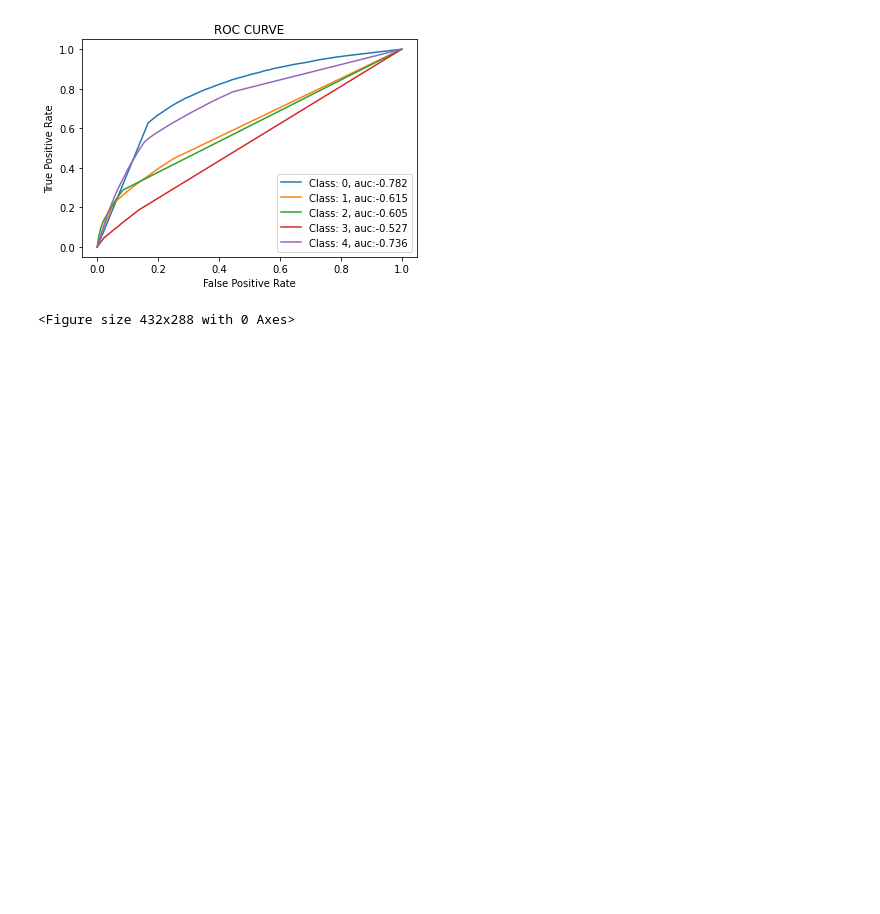
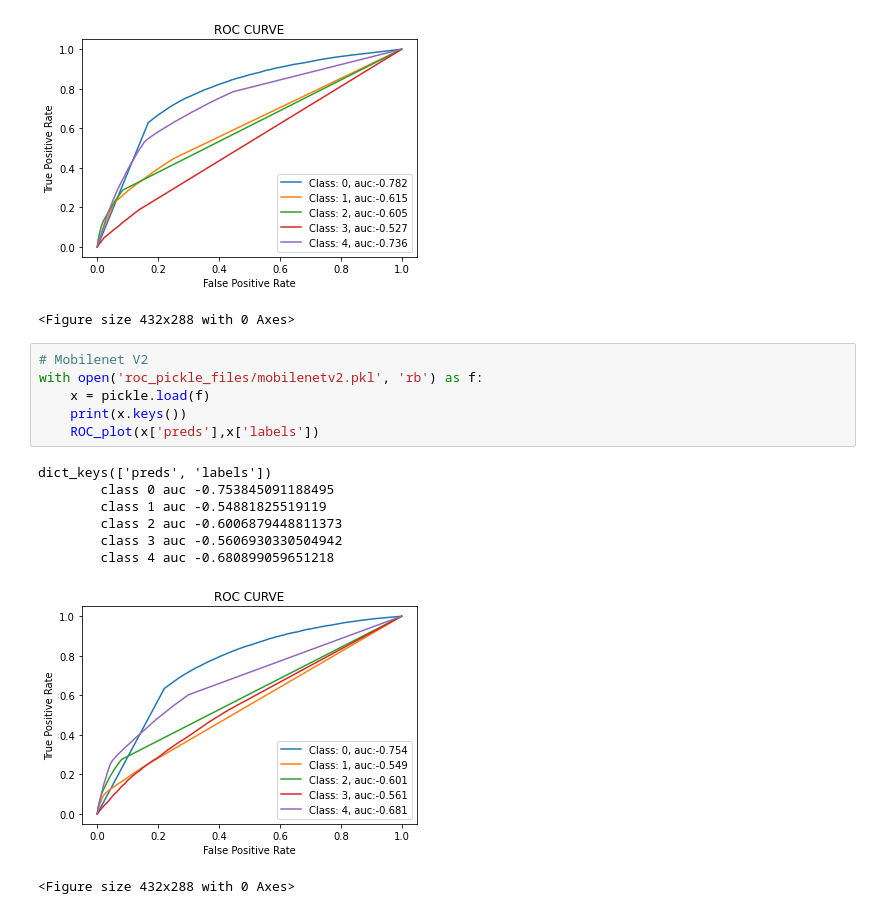
Before and after one commit to gautamHCSCV/Chest-Image-classification, a Jupyter notebook: Test Results/5class Test/Chexpert/ROC.ipynb, the cells around one changed output. Saved outputs shown, nothing was run; the diff lists cells and outputs as text; blank space fills up the shorter version.

```diff
--- a/Test Results/5class Test/Chexpert/ROC.ipynb
+++ b/Test Results/5class Test/Chexpert/ROC.ipynb
@@ -93,3 +93,18 @@ with open('roc_pickle_files/shufflenet.pkl', 'rb') as f:
         class 4 auc -0.7363861345100016
 [figure]
 <Figure size 432x288 with 0 Axes>
+# %%
+# Mobilenet V2
+with open('roc_pickle_files/mobilenetv2.pkl', 'rb') as f:
+    x = pickle.load(f)
+    print(x.keys())
+    ROC_plot(x['preds'],x['labels'])
+# %% [output]
+dict_keys(['preds', 'labels'])
+        class 0 auc -0.753845091188495
+        class 1 auc -0.54881825519119
+        class 2 auc -0.6006879448811373
+        class 3 auc -0.5606930330504942
+        class 4 auc -0.680899059651218
+[figure, added]
+<Figure size 432x288 with 0 Axes>
```
Also changed, not shown: parts of 2 cells of this notebook.
